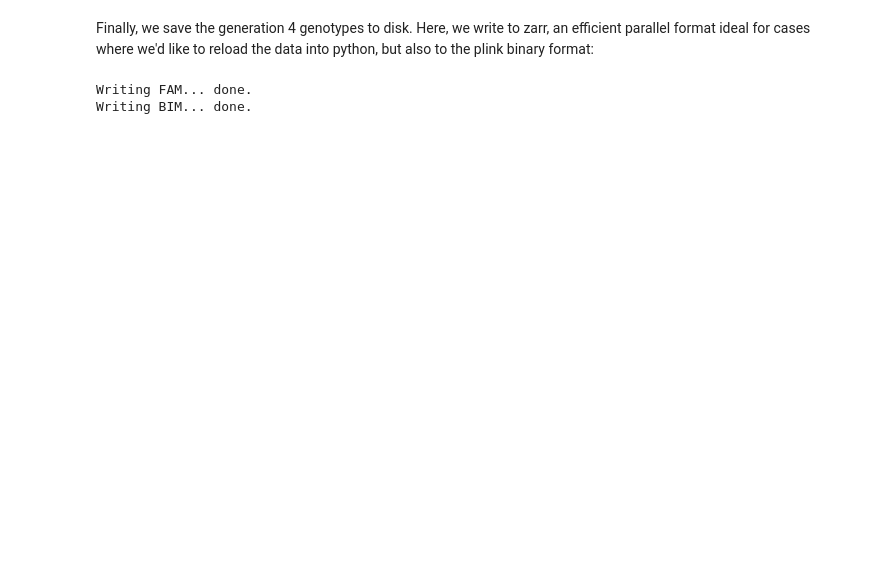
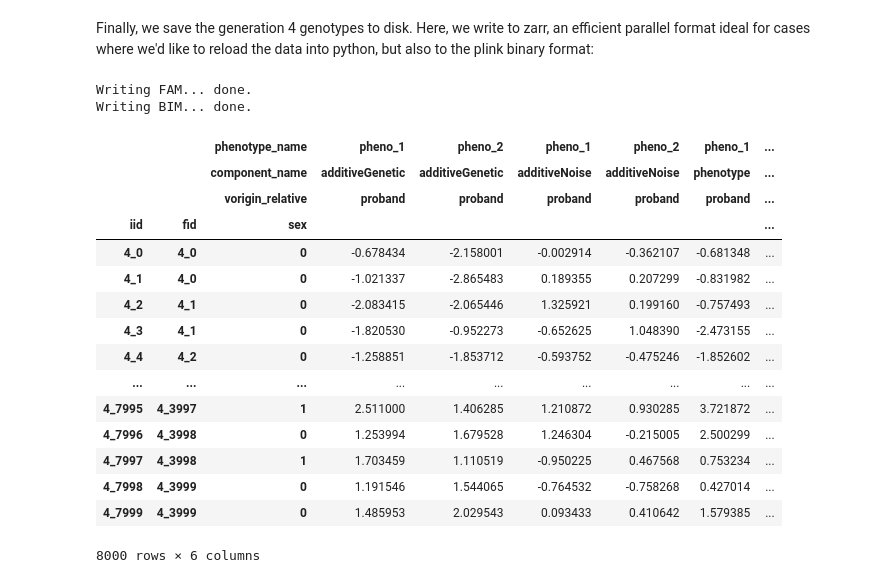
Before and after one commit to rborder/xftsim, a Jupyter notebook: docs/gettingstarted/quickstart.ipynb, the cells around one changed output. Cells and saved outputs as stored; diff of their text form; code cells hidden in the pictures; blank space fills up the shorter version.

```diff
--- a/docs/gettingstarted/quickstart.ipynb
+++ b/docs/gettingstarted/quickstart.ipynb
@@ -168,3 +168,22 @@ Writing FAM... done.
 Writing BIM... done.
 # %%
 xft.io.save_haplotype_zarr(sim.haplotypes, '/tmp/zarr_output', mode='w')
+# %%
+sim.phenotypes.xft.as_pd()
+# %% [output]
+|  |  | phenotype_name | pheno_1 | pheno_2 | pheno_1 | pheno_2 | pheno_1 | ... |
+|  |  | component_name | additiveGenetic | additiveGenetic | additiveNoise | additiveNoise | phenotype | ... |
+|  |  | vorigin_relative | proband | proband | proband | proband | proband | ... |
+| iid | fid | sex |  |  |  |  |  | ... |
+| 4_0 | 4_0 | 0 | -0.678434 | -2.158001 | -0.002914 | -0.362107 | -0.681348 | ... |
+| 4_1 | 4_0 | 0 | -1.021337 | -2.865483 | 0.189355 | 0.207299 | -0.831982 | ... |
+| 4_2 | 4_1 | 0 | -2.083415 | -2.065446 | 1.325921 | 0.199160 | -0.757493 | ... |
+| 4_3 | 4_1 | 0 | -1.820530 | -0.952273 | -0.652625 | 1.048390 | -2.473155 | ... |
+| 4_4 | 4_2 | 0 | -1.258851 | -1.853712 | -0.593752 | -0.475246 | -1.852602 | ... |
+| ... | ... | ... | ... | ... | ... | ... | ... | ... |
+| 4_7995 | 4_3997 | 1 | 2.511000 | 1.406285 | 1.210872 | 0.930285 | 3.721872 | ... |
+| 4_7996 | 4_3998 | 0 | 1.253994 | 1.679528 | 1.246304 | -0.215005 | 2.500299 | ... |
+| 4_7997 | 4_3998 | 1 | 1.703459 | 1.110519 | -0.950225 | 0.467568 | 0.753234 | ... |
+| 4_7998 | 4_3999 | 0 | 1.191546 | 1.544065 | -0.764532 | -0.758268 | 0.427014 | ... |
+| 4_7999 | 4_3999 | 0 | 1.485953 | 2.029543 | 0.093433 | 0.410642 | 1.579385 | ... |
+8000 rows × 6 columns
```
Also changed, not shown: parts of 5 cells of this notebook, 30 other files.
